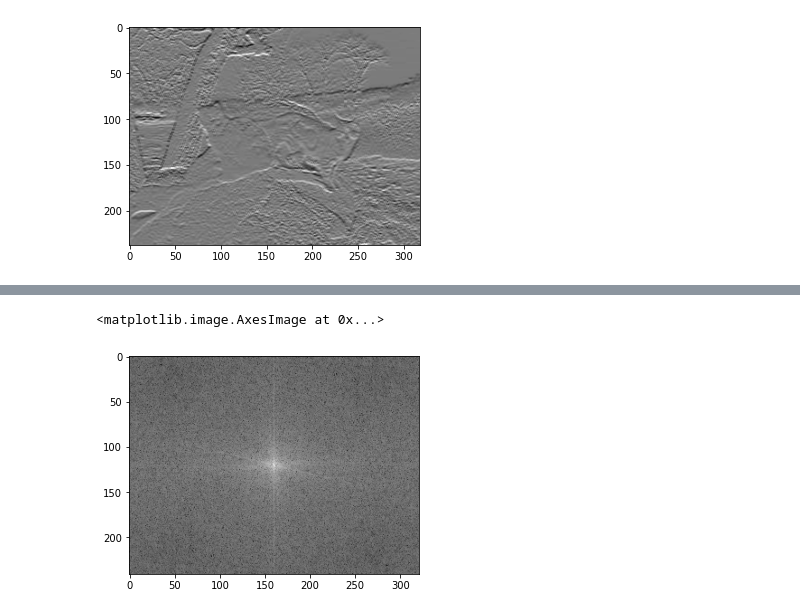
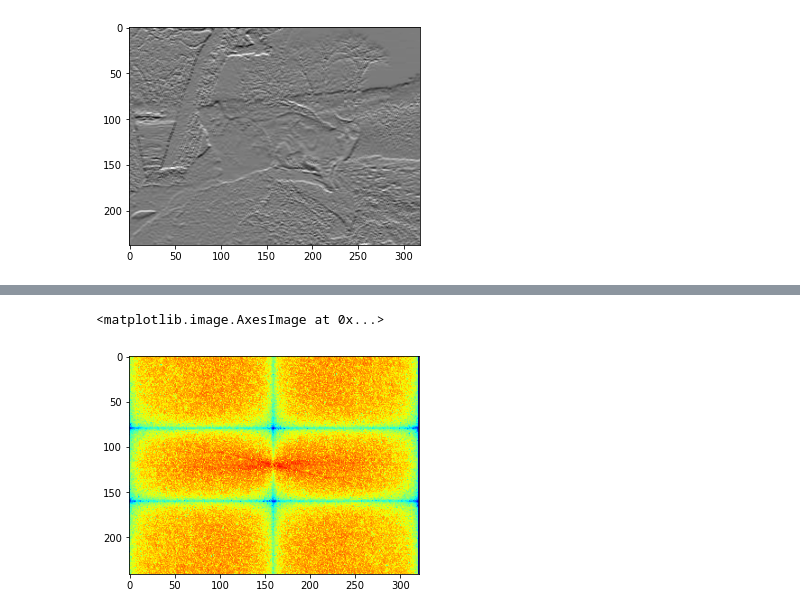
Before and after one commit to zmz223/CS584, a Jupyter notebook: hw2/hw2.ipynb, the cells around one changed output, grey strips where cells are left out. Saved outputs shown, nothing was run; the diff lists cells and outputs as text; code cells hidden in the pictures.

```diff
--- a/hw2/hw2.ipynb
+++ b/hw2/hw2.ipynb
@@ -85,0 +97,8 @@ plt.imshow(out_vert, cmap="gray")
+# %%
+#vertical filter to frequency domain
+vert = vert.astype(np.float32)
+vert = np.pad(vert, ((0, img.shape[0]-3), (0, img.shape[1]-3)))
+freq_vert = np.fft.fft2(vert, )
+freq_vertshif = np.fft.fftshift(freq_vert)
+frequency_vert = np.log(1 + np.abs(freq_vertshif))
+plt.imshow(frequency_vert, cmap="jet")
@@ -104,9 +126,9 @@ plt.imshow(freq_vert, cmap="gray")
 # %%
-#Sample1 Image to frequency domain
-freq_img = np.fft.fft2(img)
-freq_img = np.fft.fftshift(freq_img)
-freq_img = np.log(1+np.abs(freq_img))
-plt.imshow(freq_img, cmap="gray")
+#Vertical Edge in Frequency Domain
+vert_after = freq_img * frequency_vert
+vert_after_shift = np.fft.fftshift(vert_after)
+vert_after_trans = np.log(1+np.abs(vert_after_shift))
+plt.imshow(vert_after_trans, cmap = "jet")
 # %% [output]
 <matplotlib.image.AxesImage at 0x...>
-[figure, old version]
+[figure, new version]
```
Also changed, not shown: parts of 13 cells of this notebook.
